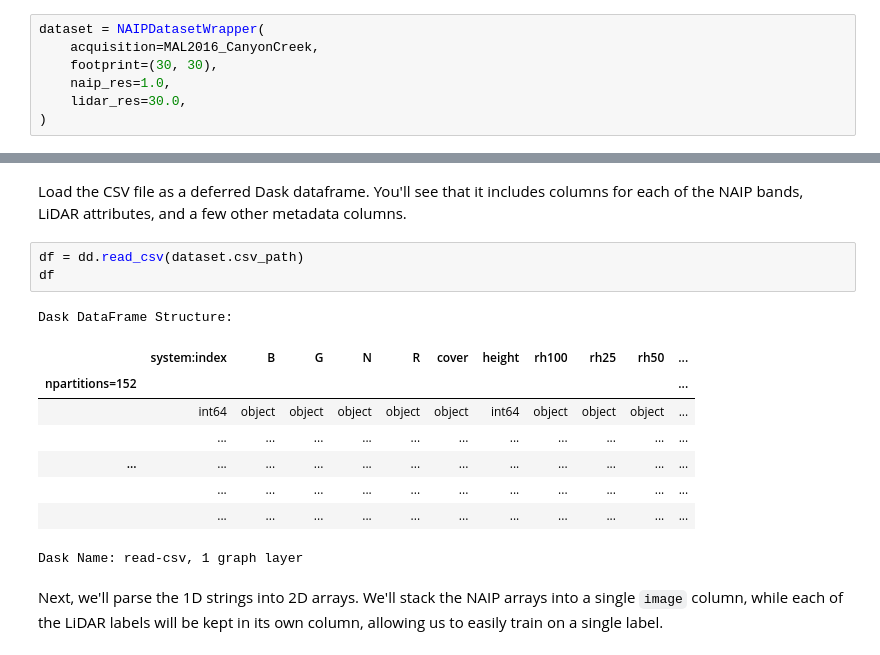
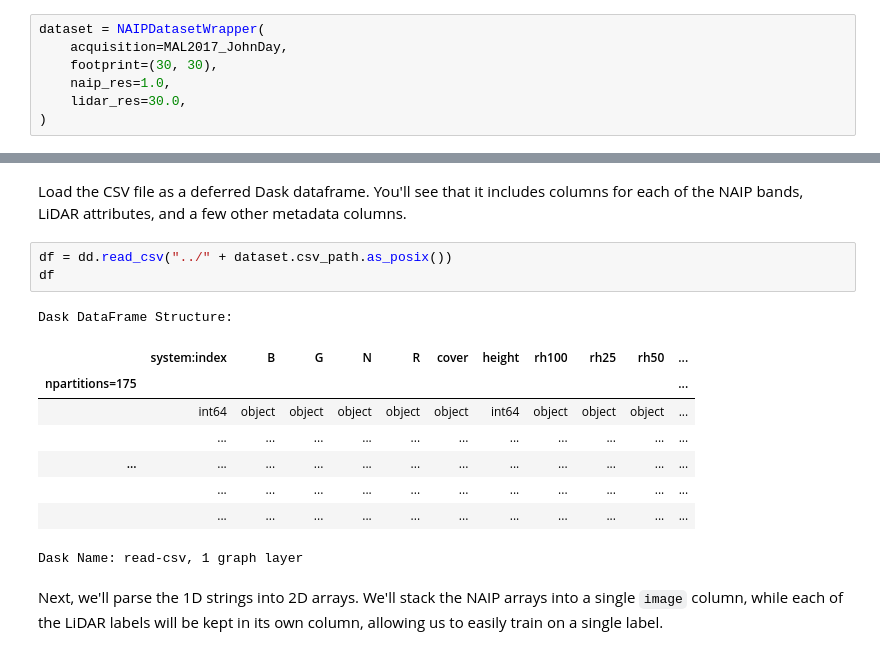
Before and after one commit to lemma-osu/naip-cnn, a Jupyter notebook: notebooks/01_generate_training_data.ipynb, the cells around one changed output, grey strips where cells are left out. Drawn from its saved outputs; the diff is of its cells as text.

```diff
--- a/notebooks/01_generate_training_data.ipynb
+++ b/notebooks/01_generate_training_data.ipynb
@@ -25,7 +23,7 @@ Our training data will be a set of points with 1) LiDAR attributes for predictio
 The first step will be to create a `NAIPDatasetWrapper` that will allow us to access LiDAR and NAIP data, as well as store relevant metadata such as the spatial resolution and sample footprint size in meters.
 # %%
 dataset = NAIPDatasetWrapper(
-    acquisition=MAL2016_CanyonCreek,
+    acquisition=MAL2017_JohnDay,
     footprint=(30, 30),
     naip_res=1.0,
     lidar_res=30.0,
@@ -118,12 +112,12 @@ client
 # %% [markdown]
 Load the CSV file as a deferred Dask dataframe. You'll see that it includes columns for each of the NAIP bands, LiDAR attributes, and a few other metadata columns.
 # %%
-df = dd.read_csv(dataset.csv_path)
+df = dd.read_csv("../" + dataset.csv_path.as_posix())
 df
 # %% [output]
 Dask DataFrame Structure:
 |  | system:index | B | G | N | R | cover | height | rh100 | rh25 | rh50 | ... |
-| npartitions=152 |  |  |  |  |  |  |  |  |  |  | ... |
+| npartitions=175 |  |  |  |  |  |  |  |  |  |  | ... |
 |  | int64 | object | object | object | object | object | int64 | object | object | object | ... |
 |  | ... | ... | ... | ... | ... | ... | ... | ... | ... | ... | ... |
 | ... | ... | ... | ... | ... | ... | ... | ... | ... | ... | ... | ... |
```
Also changed, not shown: parts of 6 cells of this notebook.
